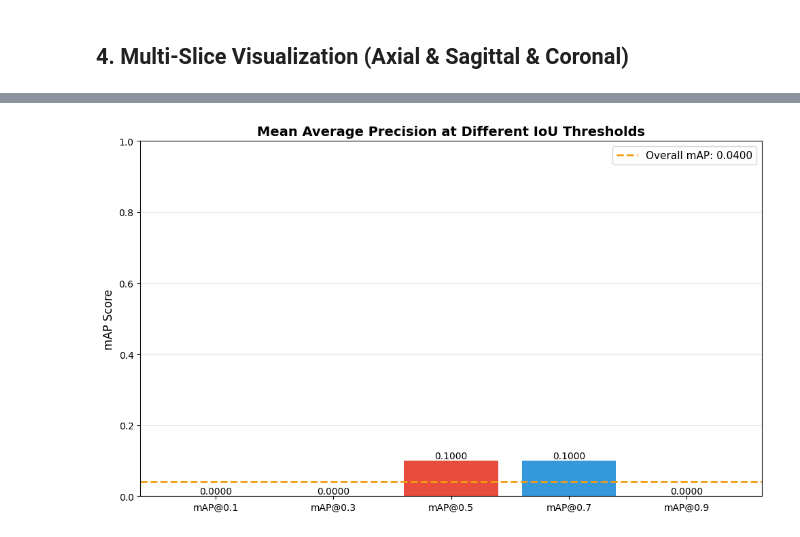
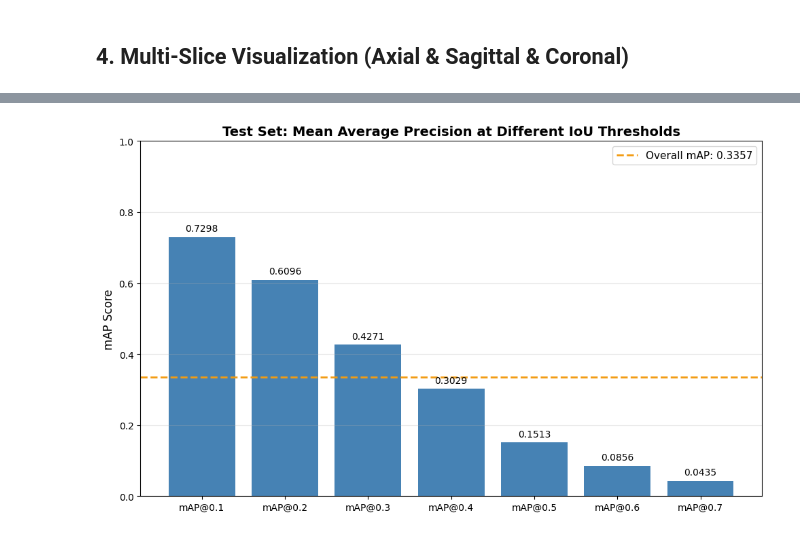
Before and after one commit to SiqiChen9/3d-grounding-dino, a Jupyter notebook: predictions_visualization.ipynb, the cells around one changed output, grey strips where cells are left out. Drawn from its saved outputs; the diff is of its cells as text; code cells hidden in the pictures.

```diff
--- a/predictions_visualization.ipynb
+++ b/predictions_visualization.ipynb
@@ -134,10 +134,12 @@ with torch.no_grad():
     pred_logits = outputs['pred_logits'][0]  # (num_queries, num_classes+1)
     pred_boxes = outputs['pred_boxes'][0]    # (num_queries, 6)
 
-    # Get scores and labels
-    pred_scores = pred_logits.softmax(-1)
-    pred_labels = pred_scores[:, :-1].argmax(-1)  # Exclude background
-    pred_scores = pred_scores.max(-1)[0]
+    # Apply softmax and exclude background class (last class)
+    pred_probs = pred_logits.softmax(-1)[:, :-1]  # (num_queries, num_classes)
+
+    # For each query, get predicted class and score from foreground classes only
+    pred_labels = pred_probs.argmax(-1)
+    pred_scores = pred_probs.max(-1)[0]
 
     # Move to CPU
     pred_boxes = pred_boxes.cpu().numpy()
@@ -330,30 +338,25 @@ mAP: 0.0400
 # %%
 # Visualize mAP results
-import matplotlib.pyplot as plt
-
-# Create a bar plot
-metrics = [k for k in map_results.keys() if k != 'mAP']
-values = [map_results[k] for k in metrics]
+metrics = [k for k in test_map_results.keys() if k != 'mAP']
+values = [test_map_results[k] for k in metrics]
 
 fig, ax = plt.subplots(figsize=(10, 6))
-bars = ax.bar(metrics, values, color=['#3498db', '#2ecc71', '#e74c3c'])
-ax.axhline(y=map_results['mAP'], color='#f39c12', linestyle='--',
-           linewidth=2, label=f"Overall mAP: {map_results['mAP']:.4f}")
+bars = ax.bar(metrics, values, color='steelblue')
+ax.axhline(y=test_map_results['mAP'], color='#f39c12', linestyle='--',
+           linewidth=2, label=f"Overall mAP: {test_map_results['mAP']:.4f}")
 
 ax.set_ylabel('mAP Score', fontsize=12)
-ax.set_title('Mean Average Precision at Different IoU Thresholds', fontsize=14, fontweight='bold')
+ax.set_title('Test Set: Mean Average Precision at Different IoU Thresholds', fontsize=14, fontweight='bold')
 ax.set_ylim(0, 1.0)
 ax.legend(fontsize=11)
 ax.grid(axis='y', alpha=0.3)
 
-# Add value labels on bars
 for bar in bars:
     height = bar.get_height()
-    ax.text(bar.get_x() + bar.get_width()/2., height,
-            f'{height:.4f}',
-            ha='center', va='bottom', fontsize=10)
+    ax.text(bar.get_x() + bar.get_width()/2., height + 0.01,
+            f'{height:.4f}', ha='center', va='bottom', fontsize=10)
 
 plt.tight_layout()
 plt.show()
 # %% [output]
-[figure, old version]
+[figure, new version]
```
Also changed, not shown: parts of 11 cells of this notebook, 3 other files.
